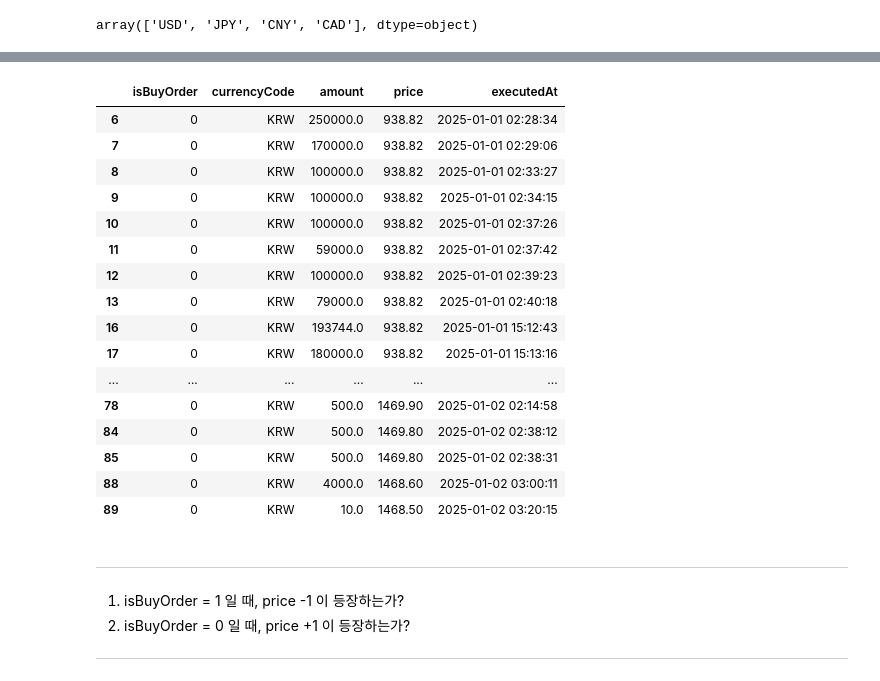
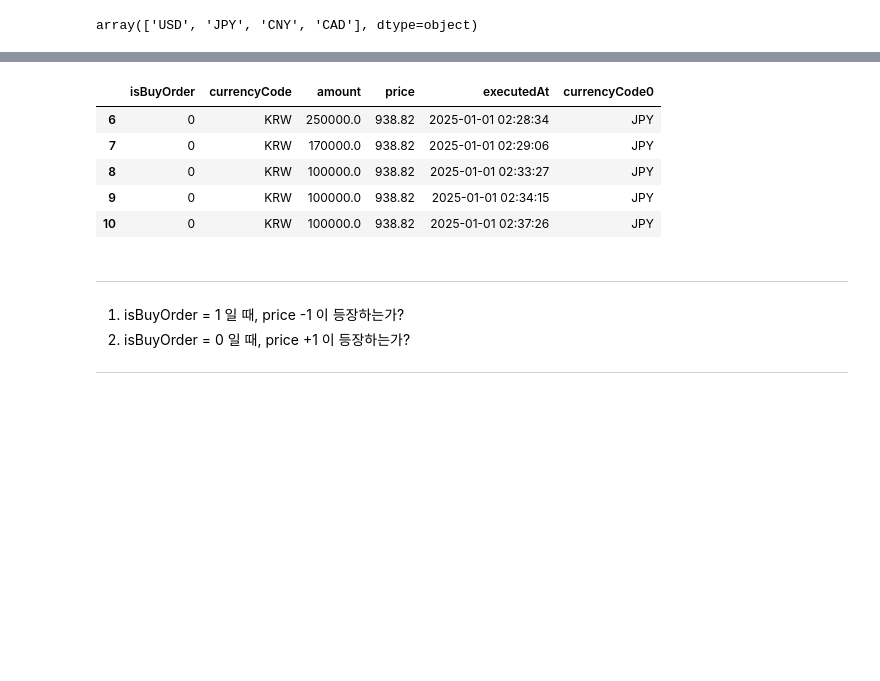
Before and after one commit to PlutoJoshua/profit_analysis, a Jupyter notebook: test.ipynb, the cells around one changed output, grey strips where cells are left out. Cells and saved outputs as stored; diff of their text form; code cells hidden in the pictures; blank space fills up the shorter version.

```diff
--- a/test.ipynb
+++ b/test.ipynb
@@ -577,24 +578,13 @@ trade.head(50)
 # %%
 krw = trade[trade['currencyCode'] == 'KRW']
-krw.head(50)
+krw.head()
 # %% [output]
-|  | isBuyOrder | currencyCode | amount | price | executedAt |
-| 6 | 0 | KRW | 250000.0 | 938.82 | 2025-01-01 02:28:34 |
-| 7 | 0 | KRW | 170000.0 | 938.82 | 2025-01-01 02:29:06 |
-| 8 | 0 | KRW | 100000.0 | 938.82 | 2025-01-01 02:33:27 |
-| 9 | 0 | KRW | 100000.0 | 938.82 | 2025-01-01 02:34:15 |
-| 10 | 0 | KRW | 100000.0 | 938.82 | 2025-01-01 02:37:26 |
-| 11 | 0 | KRW | 59000.0 | 938.82 | 2025-01-01 02:37:42 |
-| 12 | 0 | KRW | 100000.0 | 938.82 | 2025-01-01 02:39:23 |
-| 13 | 0 | KRW | 79000.0 | 938.82 | 2025-01-01 02:40:18 |
-| 16 | 0 | KRW | 193744.0 | 938.82 | 2025-01-01 15:12:43 |
-| 17 | 0 | KRW | 180000.0 | 938.82 | 2025-01-01 15:13:16 |
-| ... | ... | ... | ... | ... | ... |
-| 78 | 0 | KRW | 500.0 | 1469.90 | 2025-01-02 02:14:58 |
-| 84 | 0 | KRW | 500.0 | 1469.80 | 2025-01-02 02:38:12 |
-| 85 | 0 | KRW | 500.0 | 1469.80 | 2025-01-02 02:38:31 |
-| 88 | 0 | KRW | 4000.0 | 1468.60 | 2025-01-02 03:00:11 |
-| 89 | 0 | KRW | 10.0 | 1468.50 | 2025-01-02 03:20:15 |
+|  | isBuyOrder | currencyCode | amount | price | executedAt | currencyCode0 |
+| 6 | 0 | KRW | 250000.0 | 938.82 | 2025-01-01 02:28:34 | JPY |
+| 7 | 0 | KRW | 170000.0 | 938.82 | 2025-01-01 02:29:06 | JPY |
+| 8 | 0 | KRW | 100000.0 | 938.82 | 2025-01-01 02:33:27 | JPY |
+| 9 | 0 | KRW | 100000.0 | 938.82 | 2025-01-01 02:34:15 | JPY |
+| 10 | 0 | KRW | 100000.0 | 938.82 | 2025-01-01 02:37:26 | JPY |
 # %% [markdown]
 ---
 1. isBuyOrder = 1 일 때, price -1 이 등장하는가?
```
Also changed, not shown: parts of 3 cells of this notebook.
